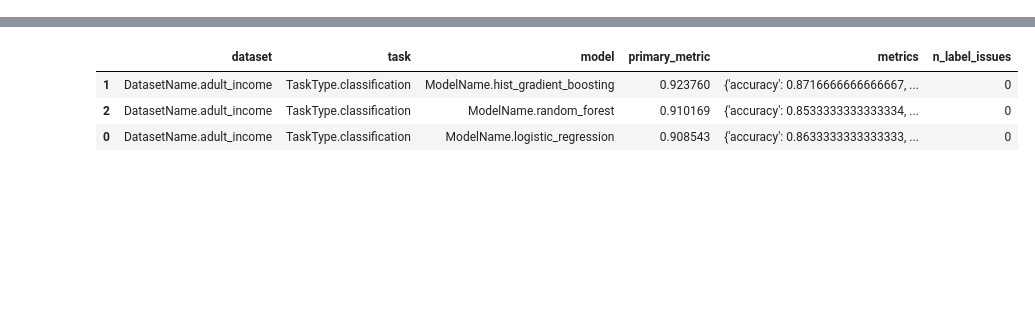
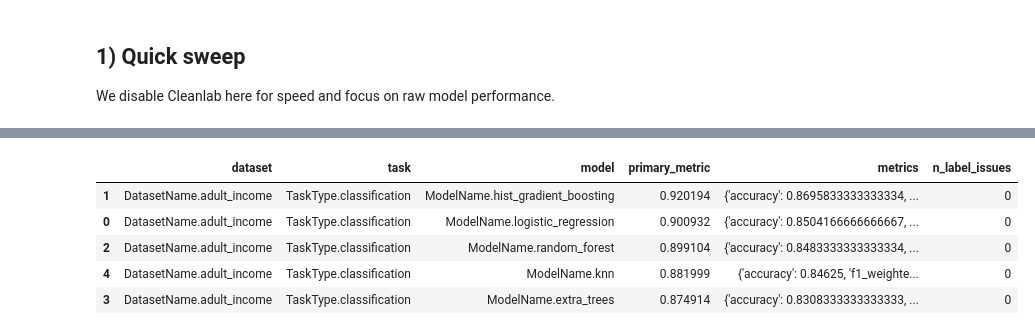
Before and after one commit to rezamirzaei/cleanlab-forge, a Jupyter notebook: notebooks/02_model_sweep.ipynb, the cells around one changed output, grey strips where cells are left out. Cells and saved outputs as stored; diff of their text form; code cells hidden in the pictures; blank space fills up the shorter version.

```diff
--- a/notebooks/02_model_sweep.ipynb
+++ b/notebooks/02_model_sweep.ipynb
@@ -14,21 +23,23 @@ elif (cwd.parent / "src").exists():
+# %% [markdown]
+## 1) Quick sweep
+
+We disable Cleanlab here for speed and focus on raw model performance.
 # %%
-import pandas as pd
-
-from cleanlab_demo.config import CleanlabConfig, DatasetName, DemoConfig, ModelName, RunConfig
-from cleanlab_demo.experiments import run_sweep
-
 base = RunConfig(
     dataset=DatasetName.adult_income,
     cleanlab=CleanlabConfig(enabled=False),
-    demo=DemoConfig(max_rows=6000),
+    demo=DemoConfig(max_rows=12000),
 )
 
-rows = run_sweep(
-    dataset=DatasetName.adult_income,
-    models=[ModelName.logistic_regression, ModelName.hist_gradient_boosting, ModelName.random_forest],
-    base_config=base,
-)
+models = [
+    ModelName.logistic_regression,
+    ModelName.hist_gradient_boosting,
+    ModelName.random_forest,
+    ModelName.extra_trees,
+    ModelName.knn,
+]
 
-df = pd.DataFrame([r.model_dump() for r in rows]).sort_values("primary_metric", ascending=False)
-df
+rows = run_sweep(dataset=DatasetName.adult_income, models=models, base_config=base)
+sweep_df = pd.DataFrame([r.model_dump() for r in rows]).sort_values("primary_metric", ascending=False)
+sweep_df
 # %% [output]
@@ -41,4 +56,6 @@ df
 |  | dataset | task | model | primary_metric | metrics | n_label_issues |
-| 1 | DatasetName.adult_income | TaskType.classification | ModelName.hist_gradient_boosting | 0.923760 | {'accuracy': 0.8716666666666667, ... | 0 |
-| 2 | DatasetName.adult_income | TaskType.classification | ModelName.random_forest | 0.910169 | {'accuracy': 0.8533333333333334, ... | 0 |
-| 0 | DatasetName.adult_income | TaskType.classification | ModelName.logistic_regression | 0.908543 | {'accuracy': 0.8633333333333333, ... | 0 |
+| 1 | DatasetName.adult_income | TaskType.classification | ModelName.hist_gradient_boosting | 0.920194 | {'accuracy': 0.8695833333333334, ... | 0 |
+| 0 | DatasetName.adult_income | TaskType.classification | ModelName.logistic_regression | 0.900932 | {'accuracy': 0.8504166666666667, ... | 0 |
+| 2 | DatasetName.adult_income | TaskType.classification | ModelName.random_forest | 0.899104 | {'accuracy': 0.8483333333333334, ... | 0 |
+| 4 | DatasetName.adult_income | TaskType.classification | ModelName.knn | 0.881999 | {'accuracy': 0.84625, 'f1_weighte... | 0 |
+| 3 | DatasetName.adult_income | TaskType.classification | ModelName.extra_trees | 0.874914 | {'accuracy': 0.8308333333333333, ... | 0 |
```
Also changed, not shown: parts of 9 cells of this notebook, 15 other files.
